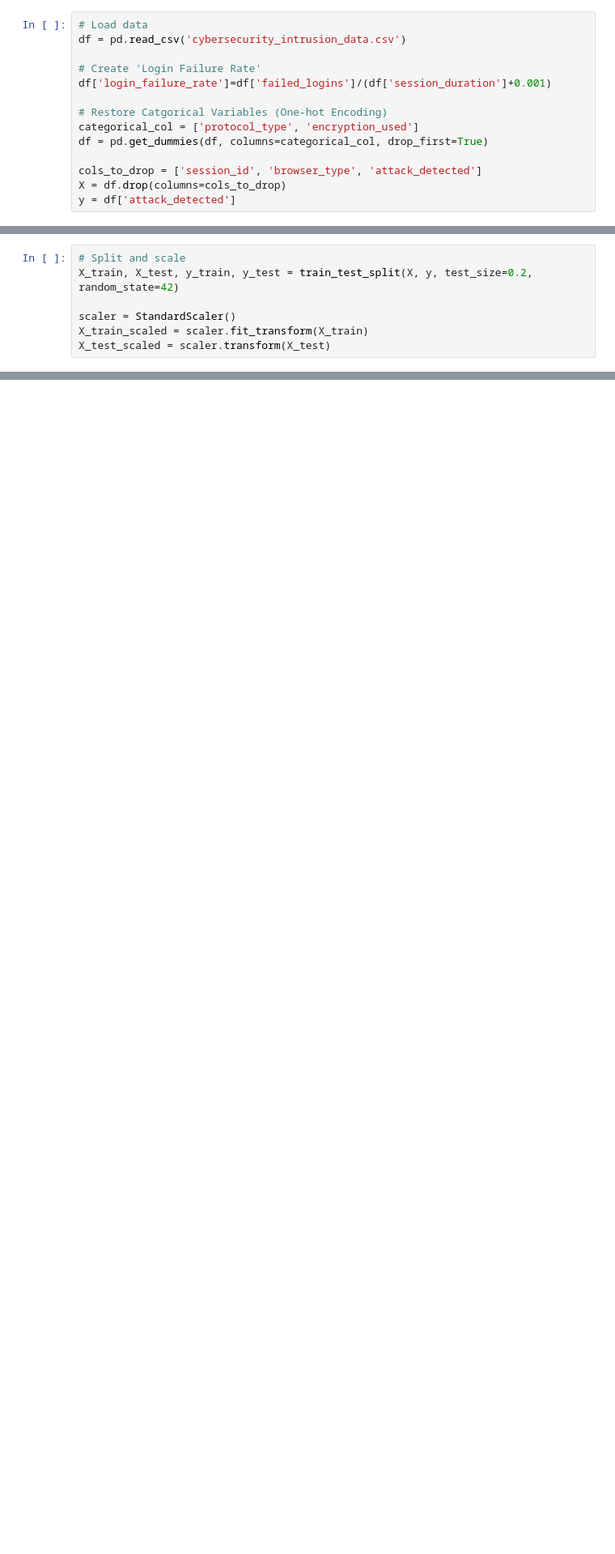
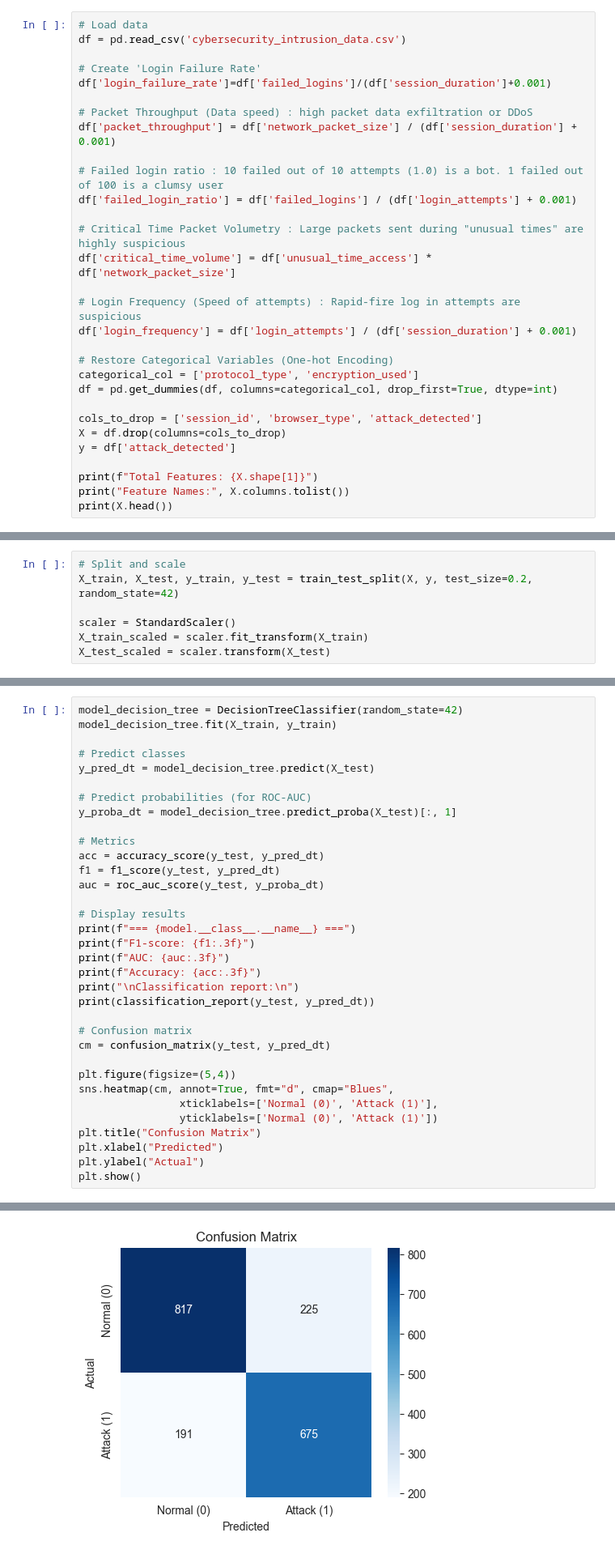
Before and after one commit to manGjv/Cybersecurity-Intrusion-Detection, a Jupyter notebook: project.ipynb, the cells around one changed output, grey strips where cells are left out. Shown at 81% size. Drawn from its saved outputs; the diff is of its cells as text; blank space fills up the shorter version.

```diff
--- a/project.ipynb
+++ b/project.ipynb
@@ -713,10 +714,26 @@ df = pd.read_csv('cybersecurity_intrusion_data.csv')
 # Create 'Login Failure Rate'
 df['login_failure_rate']=df['failed_logins']/(df['session_duration']+0.001)
 
-# Restore Catgorical Variables (One-hot Encoding)
+# Packet Throughput (Data speed) : high packet data exfiltration or DDoS
+df['packet_throughput'] = df['network_packet_size'] / (df['session_duration'] + 0.001)
+
+# Failed login ratio : 10 failed out of 10 attempts (1.0) is a bot. 1 failed out of 100 is a clumsy user
+df['failed_login_ratio'] = df['failed_logins'] / (df['login_attempts'] + 0.001)
+
+# Critical Time Packet Volumetry : Large packets sent during "unusual times" are highly suspicious
+df['critical_time_volume'] = df['unusual_time_access'] * df['network_packet_size']
+
+# Login Frequency (Speed of attempts) : Rapid-fire log in attempts are suspicious
+df['login_frequency'] = df['login_attempts'] / (df['session_duration'] + 0.001)
+
+# Restore Categorical Variables (One-hot Encoding)
 categorical_col = ['protocol_type', 'encryption_used']
-df = pd.get_dummies(df, columns=categorical_col, drop_first=True)
+df = pd.get_dummies(df, columns=categorical_col, drop_first=True, dtype=int)
 
 cols_to_drop = ['session_id', 'browser_type', 'attack_detected']
 X = df.drop(columns=cols_to_drop)
 y = df['attack_detected']
+
+print(f"Total Features: {X.shape[1]}")
+print("Feature Names:", X.columns.tolist())
+print(X.head())
@@ -859,0 +934,35 @@ weighted avg       0.88      0.86      0.86      1908
+# %%
+model_decision_tree = DecisionTreeClassifier(random_state=42)
+model_decision_tree.fit(X_train, y_train)
+
+# Predict classes
+y_pred_dt = model_decision_tree.predict(X_test)
+
+# Predict probabilities (for ROC-AUC)
+y_proba_dt = model_decision_tree.predict_proba(X_test)[:, 1]
+
+# Metrics
+acc = accuracy_score(y_test, y_pred_dt)
+f1 = f1_score(y_test, y_pred_dt)
+auc = roc_auc_score(y_test, y_proba_dt)
+
+# Display results
+print(f"=== {model.__class__.__name__} ===")
+print(f"F1-score: {f1:.3f}")
+print(f"AUC: {auc:.3f}")
+print(f"Accuracy: {acc:.3f}")
+print("\nClassification report:\n")
+print(classification_report(y_test, y_pred_dt))
+
+# Confusion matrix
+cm = confusion_matrix(y_test, y_pred_dt)
+
+plt.figure(figsize=(5,4))
+sns.heatmap(cm, annot=True, fmt="d", cmap="Blues",
+                xticklabels=['Normal (0)', 'Attack (1)'],
+                yticklabels=['Normal (0)', 'Attack (1)'])
+plt.title("Confusion Matrix")
+plt.xlabel("Predicted")
+plt.ylabel("Actual")
+plt.show()
+# %% [output]
@@ -859,0 +984 @@ weighted avg       0.88      0.86      0.86      1908
+[figure, added]
```
Also changed, not shown: parts of 26 cells of this notebook.
